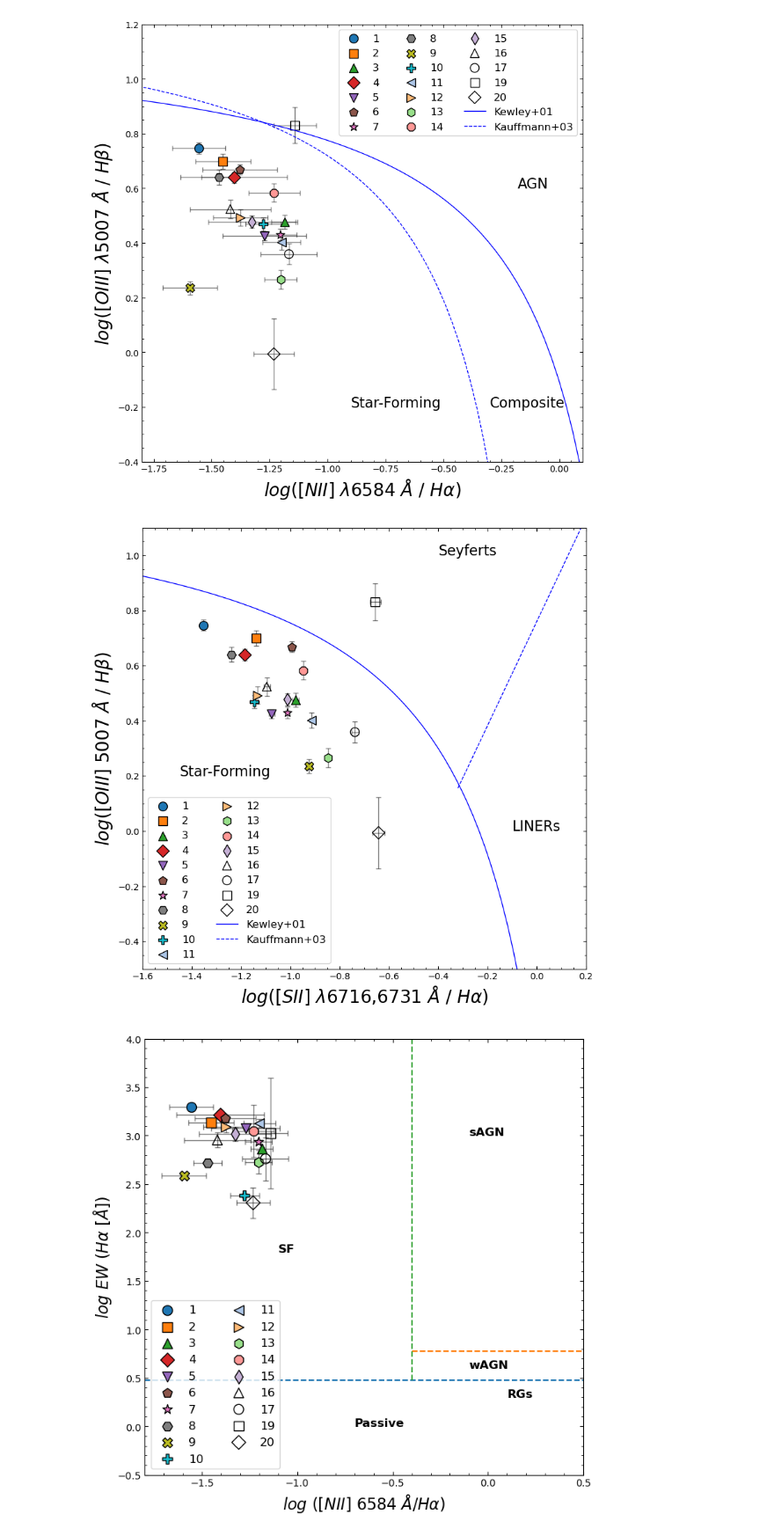
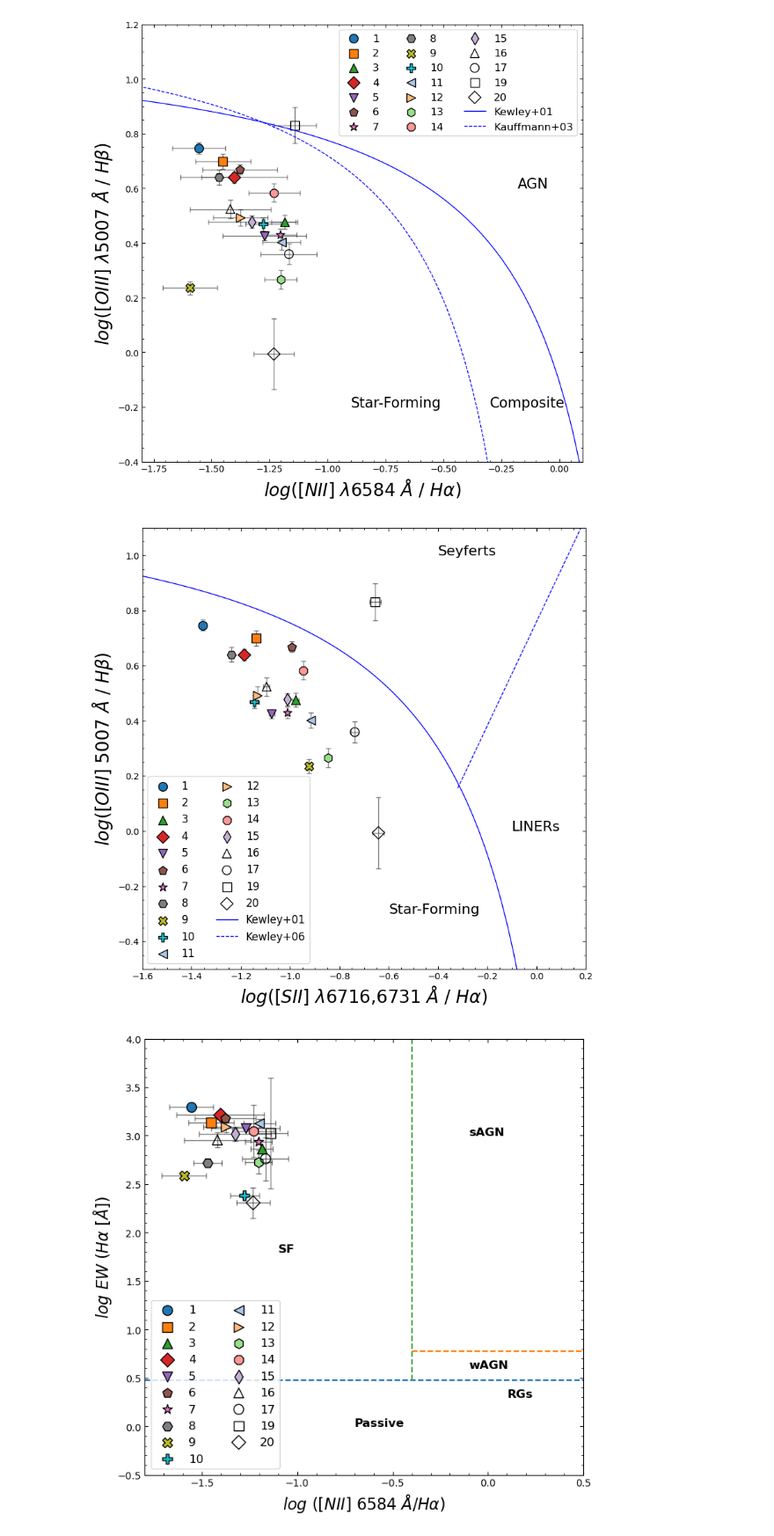
Before and after one commit to blnblnbln/TESIS, a Jupyter notebook: analysis_gmos/bpt_oficial.ipynb, the cells around one changed output. Shown at 88% size. Cells and saved outputs as stored; diff of their text form; code cells hidden in the pictures.

Commit message:
se agrega bpt modificado k06 en vez de k03 + plot

```diff
--- a/analysis_gmos/bpt_oficial.ipynb
+++ b/analysis_gmos/bpt_oficial.ipynb
@@ -612,36 +612,36 @@ for idx, row in df_plot2.iterrows():
 
     plt.scatter(row['log_SII_H_ALPHA'], row['log_OIII_H_BETA'],
                 color=facecolor, marker=marker,
                 label=row['ID'] if idx < 19 else "", s=100, edgecolor='black', zorder=2)
 
 
 
 plt.plot(log_SII_Ha,   log_OIII_Hb_SII_Kewley, '-' , color='blue', lw=1, label='Kewley+01')
-plt.plot(log_SII_Ha_kewley, log_OIII_Hb_SII_Seyfert_LINER, '--', color='blue', lw=1, label='Kauffmann+03')
+plt.plot(log_SII_Ha_kewley, log_OIII_Hb_SII_Seyfert_LINER, '--', color='blue', lw=1, label='Kewley+06')
 
 plt.ylim(-0.5,1.1)
 plt.xlim(-1.6,0.2)
 
-plt.text(s='Star-Forming', x=-1.45, y=0.2, fontsize=16)
+plt.text(s='Star-Forming', x=-0.6, y=-0.3, fontsize=16)
 plt.text(s='Seyferts', x=-0.4, y=1.0, fontsize=16)
 plt.text(s='LINERs', x=-0.1, y=0, fontsize=16)
 
 
 plt.xlabel('$log$($[SII]$ $\lambda$6716,6731 $\AA$ / $H\\alpha$)', fontsize=20)
 plt.ylabel('$log$($[OIII]$ 5007 $\AA$ / $H\\beta$)', fontsize=20)
 #plt.title('BPT Diagram', fontsize=14)
 
 # Ajustar la posición de la leyenda
 #plt.legend(loc='center left', bbox_to_anchor=(1.05, 0.5), fontsize=10, ncol=1)
 plt.legend(loc='lower left', fontsize=12, ncol=2)
 #plt.tight_layout()
 # Configurar los ticks
 plt.minorticks_on()
 plt.tick_params(axis='both', which='both', direction='in', top=True, right=True)
 
 plt.show()
 # %% [output]
-[figure, old version]
+[figure, new version]
 # %%
 import pandas as pd
 from uncertainties import ufloat, unumpy
```
Also changed, not shown: 1 other file.
